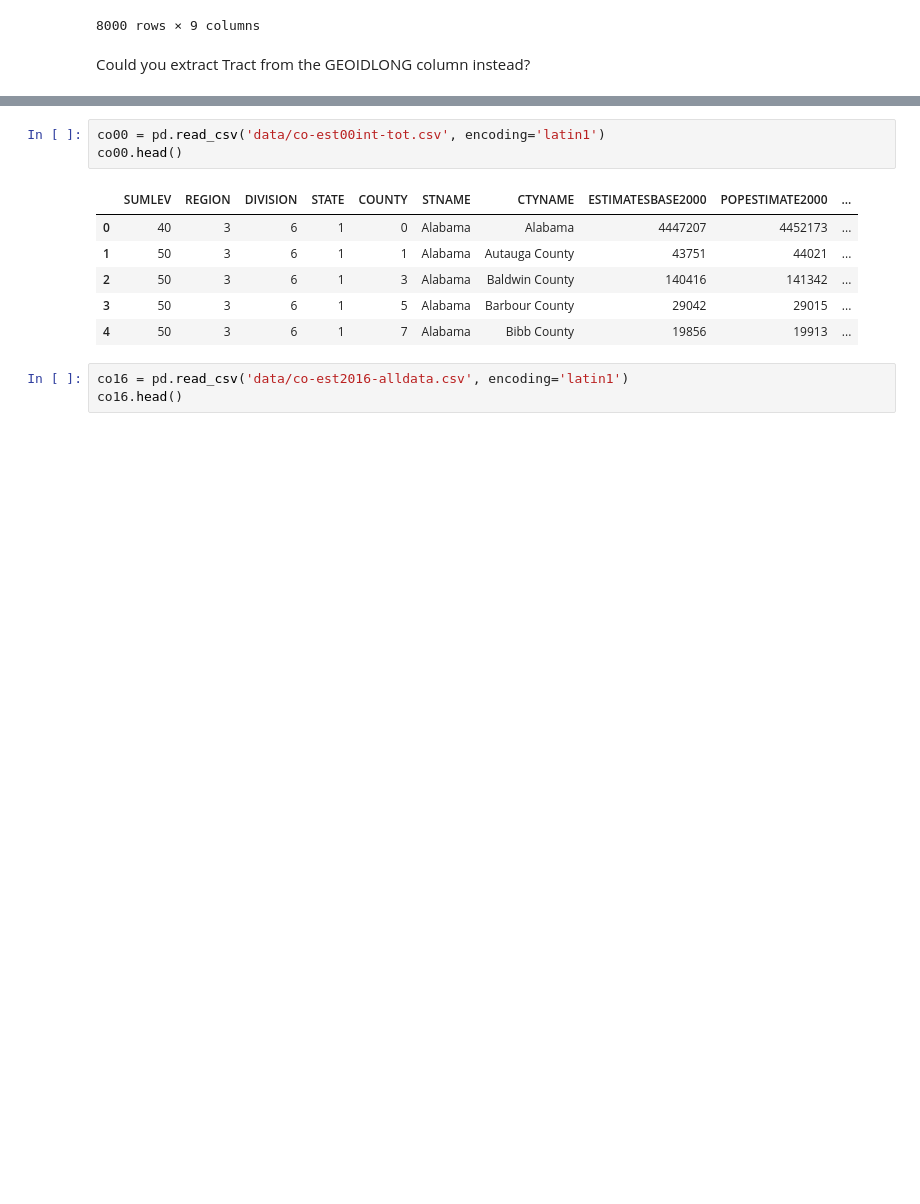
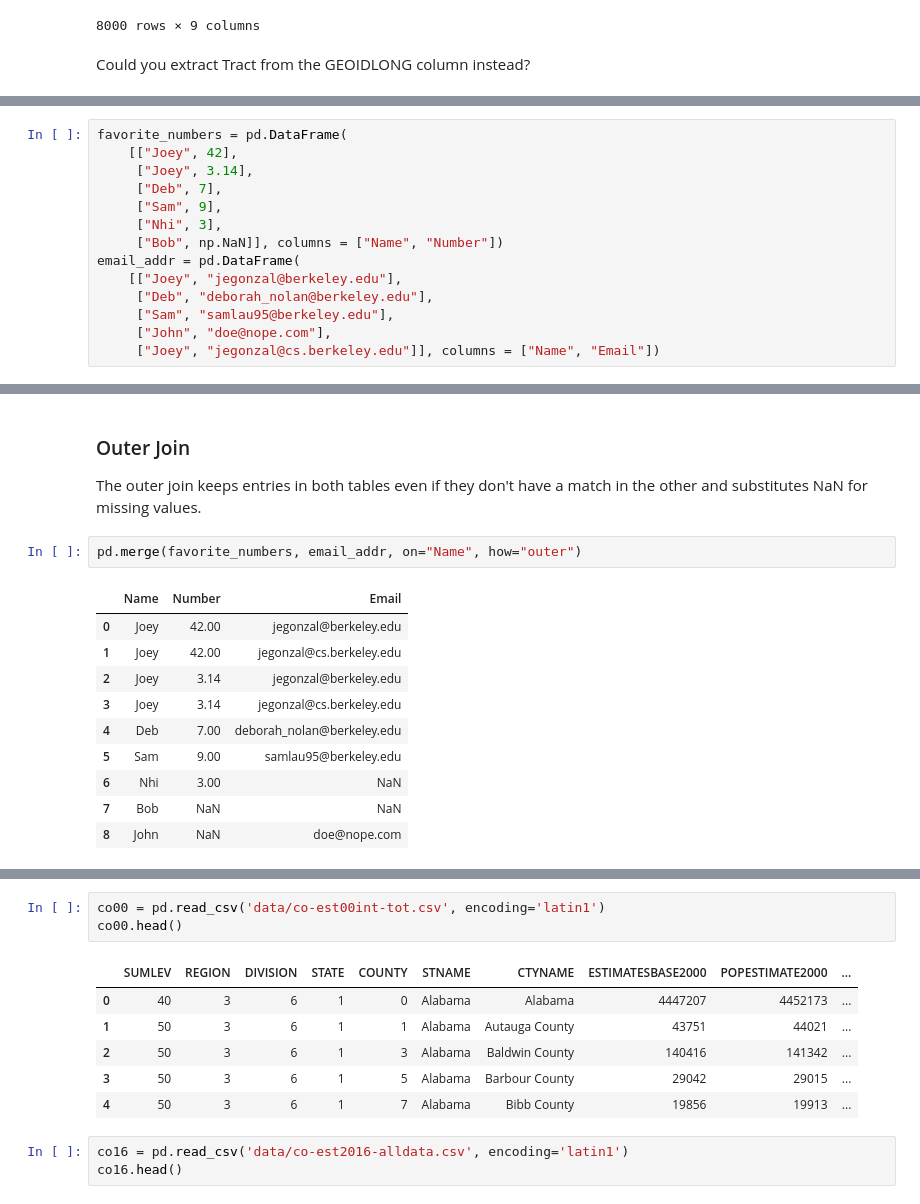
Before and after one commit to waddell/urban-informatics-and-visualization, a Jupyter notebook: 06-dataframes/Pandas-DataFrames-Part-2 .ipynb, the cells around one changed output, grey strips where cells are left out. Cells and saved outputs as stored; diff of their text form; blank space fills up the shorter version.

```diff
--- a/06-dataframes/Pandas-DataFrames-Part-2 .ipynb
+++ b/06-dataframes/Pandas-DataFrames-Part-2 .ipynb
@@ -323,0 +327,14 @@ df.head()
+# %%
+favorite_numbers = pd.DataFrame(
+    [["Joey", 42],
+     ["Joey", 3.14],
+     ["Deb", 7],
+     ["Sam", 9],
+     ["Nhi", 3],
+     ["Bob", np.NaN]], columns = ["Name", "Number"])
+email_addr = pd.DataFrame(
+    [["Joey", "jegonzal@berkeley.edu"],
+     ["Deb", "deborah_nolan@berkeley.edu"],
+     ["Sam", "samlau95@berkeley.edu"],
+     ["John", "doe@nope.com"],
+     ["Joey", "jegonzal@cs.berkeley.edu"]], columns = ["Name", "Email"])
@@ -323,0 +417,17 @@ df.head()
+# %% [markdown]
+### Outer Join
+
+The outer join keeps entries in both tables even if they don't have a match in the other and substitutes NaN for missing values.
+# %%
+pd.merge(favorite_numbers, email_addr, on="Name", how="outer")
+# %% [output]
+|  | Name | Number | Email |
+| 0 | Joey | 42.00 | jegonzal@berkeley.edu |
+| 1 | Joey | 42.00 | jegonzal@cs.berkeley.edu |
+| 2 | Joey | 3.14 | jegonzal@berkeley.edu |
+| 3 | Joey | 3.14 | jegonzal@cs.berkeley.edu |
+| 4 | Deb | 7.00 | deborah_nolan@berkeley.edu |
+| 5 | Sam | 9.00 | samlau95@berkeley.edu |
+| 6 | Nhi | 3.00 | NaN |
+| 7 | Bob | NaN | NaN |
+| 8 | John | NaN | doe@nope.com |
```
Also changed, not shown: parts of 54 cells of this notebook.
